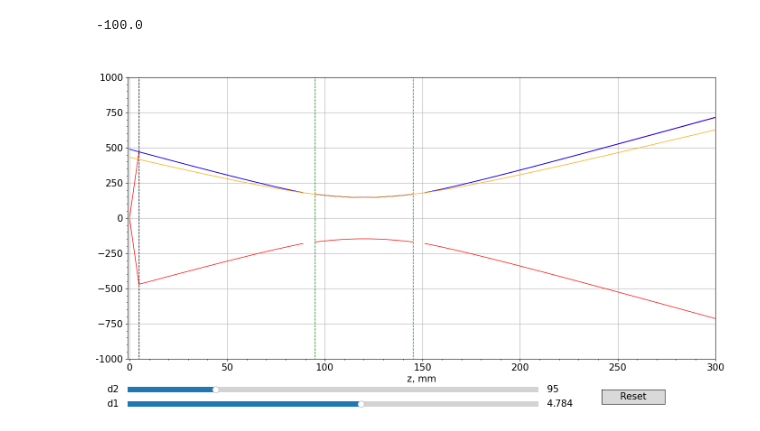
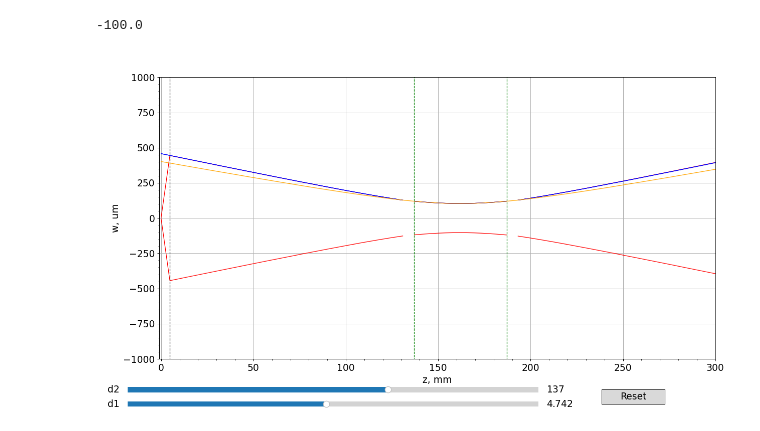
Before and after one commit to Gyron3/Cavity_doc, a Jupyter notebook: cavity_780.ipynb, the cells around one changed output. Drawn from its saved outputs; the diff is of its cells as text; code cells hidden in the pictures.

```diff
--- a/cavity.ipynb
+++ b/cavity_780.ipynb
@@ -70,8 +69,8 @@ def xi(L1,L2,L3,f):
 #all distances in mm
 
 # beam initial parameters
-l = 1560 * 1e-6
-w0 = 0.5*10.1 * 1e-3
+l = 780 * 1e-6
+w0 = 0.5*5.3 * 1e-3
 q0 = 1j * pi*w0*w0/l
 
 #glass refr index
@@ -92,8 +91,8 @@ f1 = 4.61
 f2 = -R/2
 
 #distances
-d1 = 4.784
-d2 = 95
+d1 = 4.742
+d2 =137
 dend = 300
 
 d_cav_waist = d2 + L/2
@@ -215,7 +214,7 @@ init_d1 = d1
 init_d2 = d2
 
 # Create the figure and the line that we will manipulate
-fig, ax = plt.subplots(figsize=(14, 8),dpi = 100)
+fig, ax = plt.subplots(figsize=(14, 8),dpi = 90)
 line1, = ax.plot(zarr, 1e3*wv(zarr,init_d1,init_d2), lw=1,color='red')
 line2, = ax.plot(zarr, 1e3*(-1)*wv(zarr,init_d1,init_d2), lw=1,color='red')
 line3, = ax.plot(zarr, 1e3*wbackv(zarr,init_d1,init_d2), lw=1,color='blue')
@@ -235,7 +234,7 @@ ax.set_xlim(-1,dend)
 
 
 # adjust the main plot to make room for the sliders
-plt.subplots_adjust(left=0.05, right=0.98, bottom=0.15,top=0.93)
+plt.subplots_adjust(left=0.1, right=0.98, bottom=0.15,top=0.93)
 
 # Make a horizontal slider to control the frequency.
 axd1 = plt.axes([0.05, 0.01, 0.65, 0.03])
@@ -253,7 +252,7 @@ d2_slider = Slider(
     ax=axdr,
     label="d2",
     valmin=80,
-    valmax=150,
+    valmax=170,
     valinit=init_d2,
     #orientation="vertical"
 )
@@ -269,31 +268,31 @@ def update(val):
     line6.set_xdata((d2_slider.val)*np.ones(2))
     line7.set_xdata((L + d2_slider.val)*np.ones(2))
     line8.set_ydata(1e3*wbackv0(zarr, d1_slider.val, d2_slider.val))
 
 
     fig.canvas.draw_idle()
 
 
 # register the update function with each slider
 d1_slider.on_changed(update)
 d2_slider.on_changed(update)
 
 # Create a `matplotlib.widgets.Button` to reset the sliders to initial values.
 resetax = plt.axes([0.8, 0.025, 0.1, 0.04])
 button = Button(resetax, 'Reset', hovercolor='0.975')
 
 
 def reset(event):
     d1_slider.reset()
     d2_slider.reset()
 
 button.on_clicked(reset)
 ax.minorticks_on()
 #ax[1].minorticks_on()
 
 ax.grid(True)
 #ax[1].grid(True)
 
 plt.show()
 # %% [output]
-[figure, old version]
+[figure, new version]
```
Also changed, not shown: parts of 1 cell of this notebook, 1 other file.
